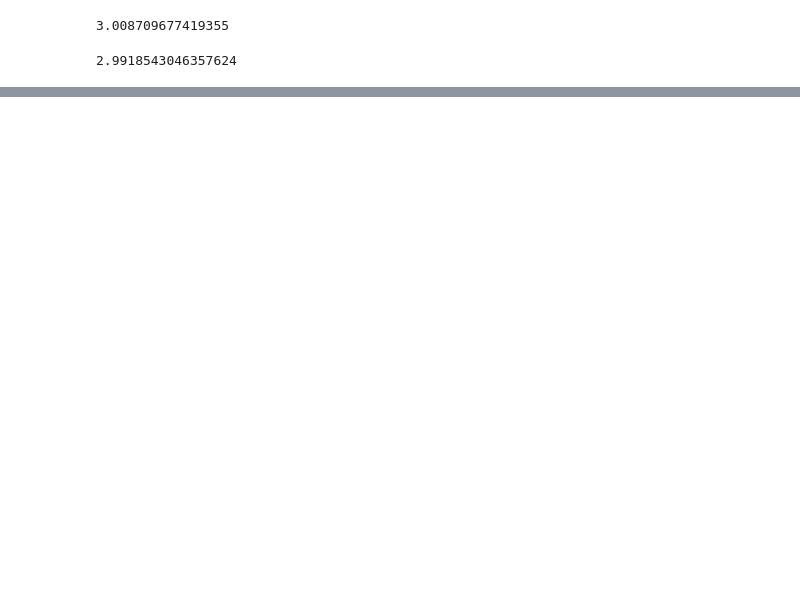
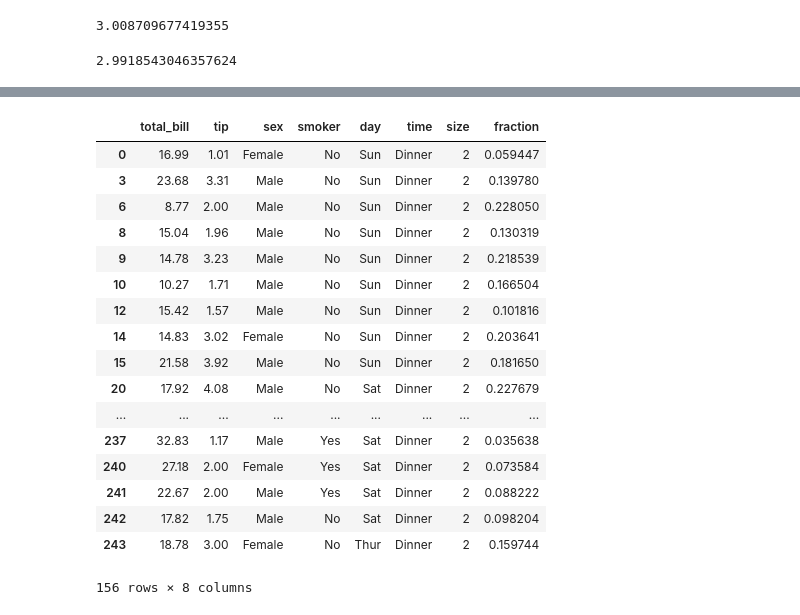
Before and after one commit to delhiank762/Exploratory-Analysis-of-Tips-Dataset, a Jupyter notebook: tips data analysis.ipynb, the cells around one changed output, grey strips where cells are left out. Drawn from its saved outputs; the diff is of its cells as text; code cells hidden in the pictures; blank space fills up the shorter version.

```diff
--- a/tips data analysis.ipynb
+++ b/tips data analysis.ipynb
@@ -255,0 +276,21 @@ nosmokertip.tip.mean()
+# %%
+tipdata[tipdata['size']==2]
+# %% [output]
+|  | total_bill | tip | sex | smoker | day | time | size | fraction |
+| 0 | 16.99 | 1.01 | Female | No | Sun | Dinner | 2 | 0.059447 |
+| 3 | 23.68 | 3.31 | Male | No | Sun | Dinner | 2 | 0.139780 |
+| 6 | 8.77 | 2.00 | Male | No | Sun | Dinner | 2 | 0.228050 |
+| 8 | 15.04 | 1.96 | Male | No | Sun | Dinner | 2 | 0.130319 |
+| 9 | 14.78 | 3.23 | Male | No | Sun | Dinner | 2 | 0.218539 |
+| 10 | 10.27 | 1.71 | Male | No | Sun | Dinner | 2 | 0.166504 |
+| 12 | 15.42 | 1.57 | Male | No | Sun | Dinner | 2 | 0.101816 |
+| 14 | 14.83 | 3.02 | Female | No | Sun | Dinner | 2 | 0.203641 |
+| 15 | 21.58 | 3.92 | Male | No | Sun | Dinner | 2 | 0.181650 |
+| 20 | 17.92 | 4.08 | Male | No | Sat | Dinner | 2 | 0.227679 |
+| ... | ... | ... | ... | ... | ... | ... | ... | ... |
+| 237 | 32.83 | 1.17 | Male | Yes | Sat | Dinner | 2 | 0.035638 |
+| 240 | 27.18 | 2.00 | Female | Yes | Sat | Dinner | 2 | 0.073584 |
+| 241 | 22.67 | 2.00 | Male | Yes | Sat | Dinner | 2 | 0.088222 |
+| 242 | 17.82 | 1.75 | Male | No | Sat | Dinner | 2 | 0.098204 |
+| 243 | 18.78 | 3.00 | Female | No | Thur | Dinner | 2 | 0.159744 |
+156 rows × 8 columns
```
Also changed, not shown: parts of 5 cells of this notebook.
